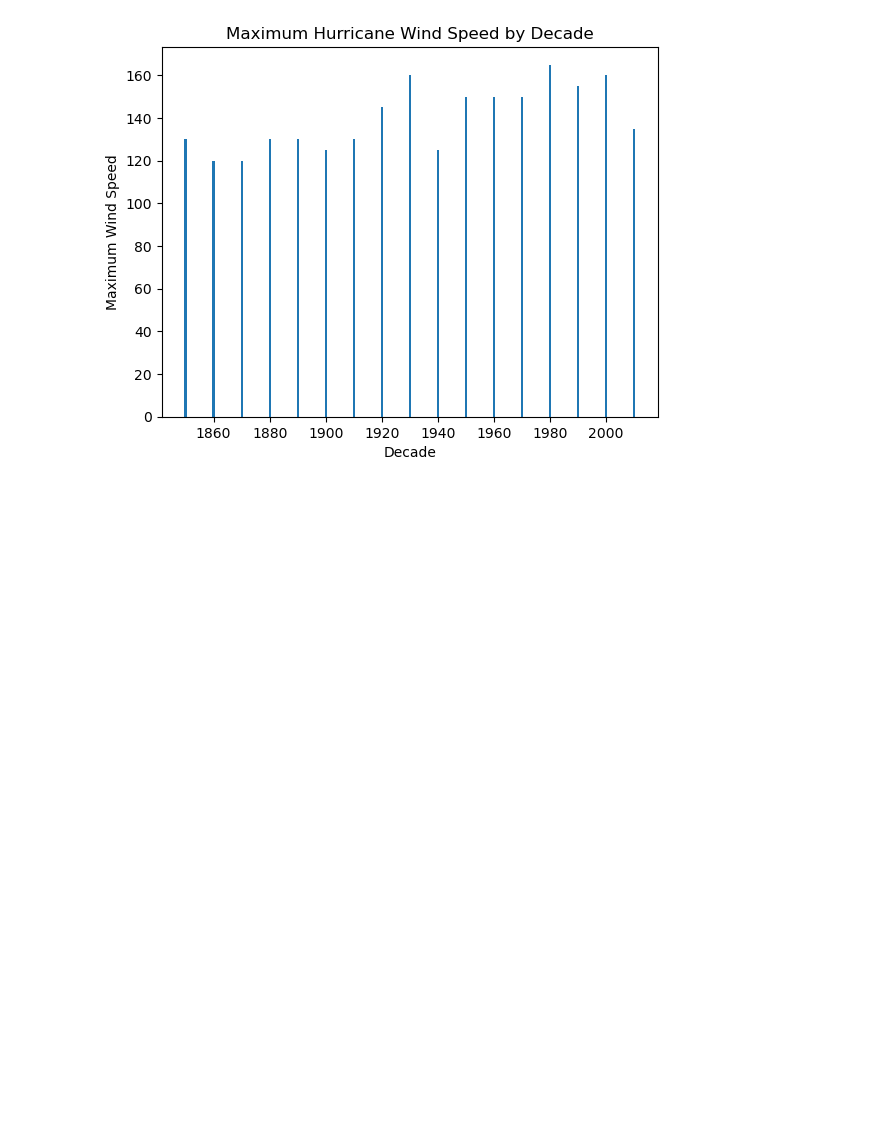
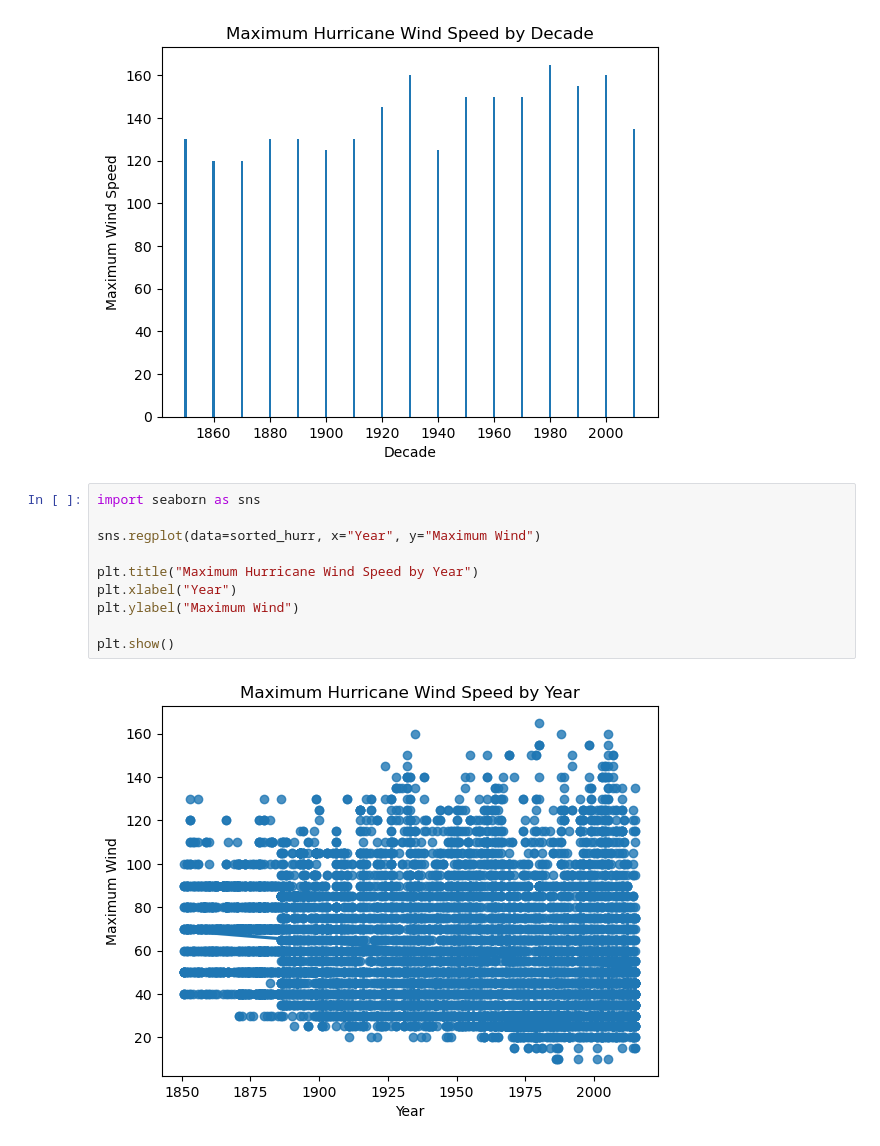
Before and after one commit to DanielBrechner/hurrdat_co2, a Jupyter notebook: all_hurr_test.ipynb, the cells around one changed output. Saved outputs shown, nothing was run; the diff lists cells and outputs as text; blank space fills up the shorter version.

```diff
--- a/all_hurr_test.ipynb
+++ b/all_hurr_test.ipynb
@@ -138,3 +138,15 @@ plt.title('Maximum Hurricane Wind Speed by Decade')
 plt.show()
 # %% [output]
 [figure]
+# %%
+import seaborn as sns
+
+sns.regplot(data=sorted_hurr, x="Year", y="Maximum Wind")
+
+plt.title("Maximum Hurricane Wind Speed by Year")
+plt.xlabel("Year")
+plt.ylabel("Maximum Wind")
+
+plt.show()
+# %% [output]
+[figure, added]
```
Also changed, not shown: parts of 1 cell of this notebook.
